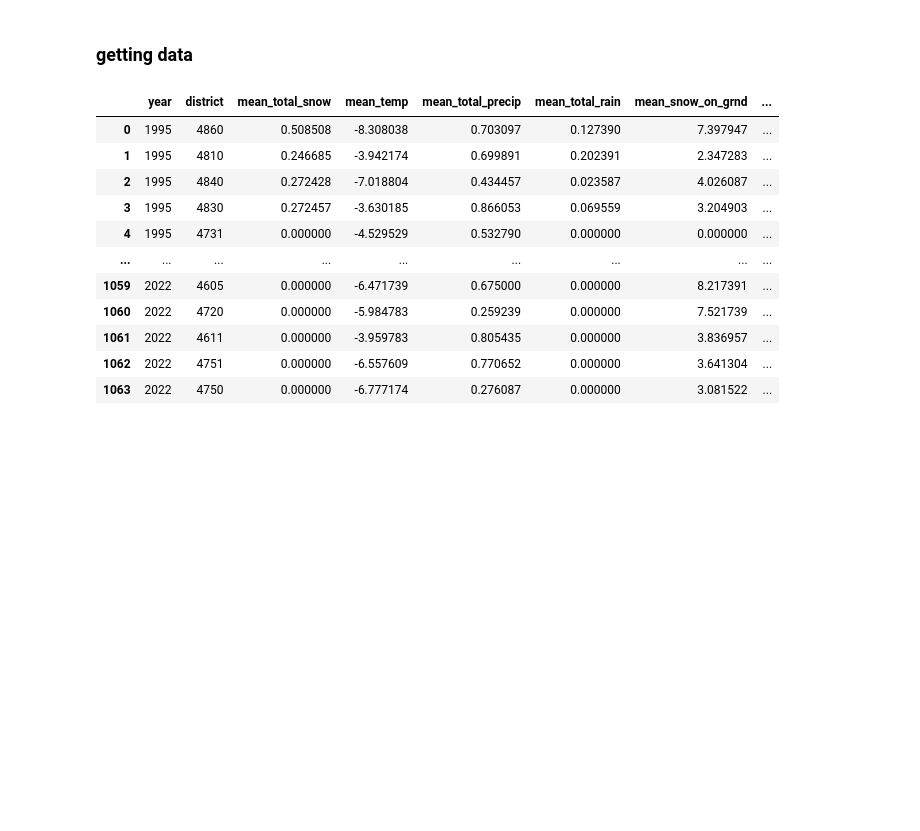
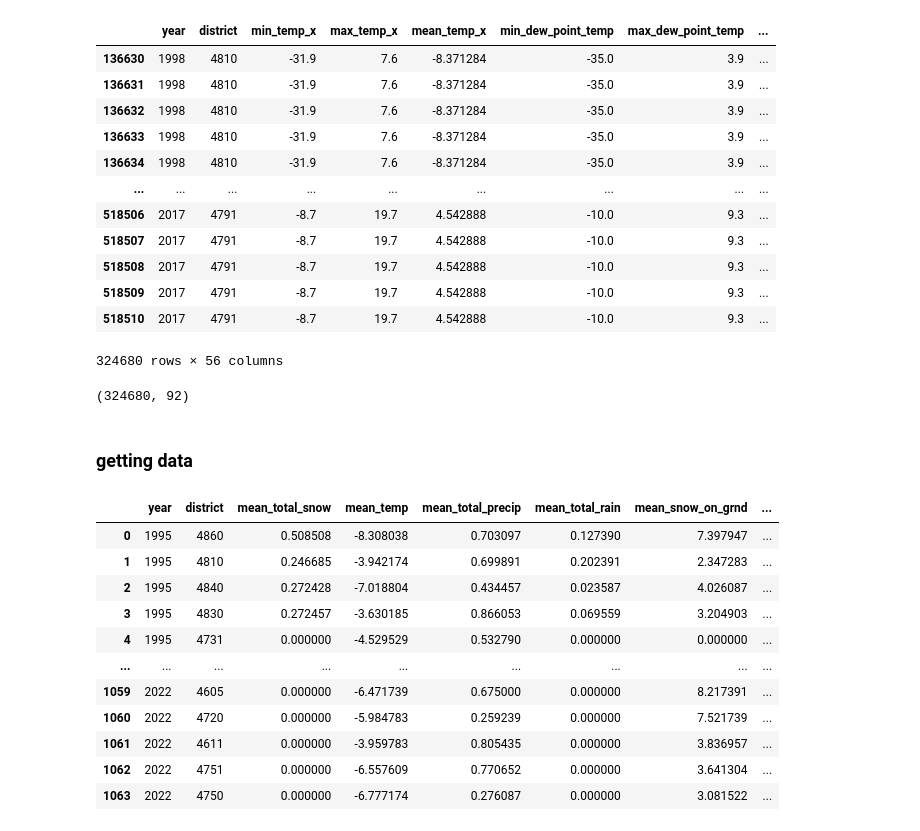
Before and after one commit to ChromaticPanic/CGC_Grain_Outcome_Predictions, a Jupyter notebook: src/Models/MPL_new_data.ipynb, the cells around one changed output. Cells and saved outputs as stored; diff of their text form; code cells hidden in the pictures; blank space fills up the shorter version.

Commit message:
new dataset imp

```diff
--- a/src/Models/MPL_new_data.ipynb
+++ b/src/Models/MPL_new_data.ipynb
@@ -48,0 +52,25 @@ tensorflow.config.set_visible_devices(tensorflow.config.list_physical_devices('C
+# %%
+load_dotenv()
+PG_DB = os.getenv("POSTGRES_DB")
+PG_ADDR = os.getenv("POSTGRES_ADDR")
+PG_PORT = os.getenv("POSTGRES_PORT")
+PG_USER = os.getenv("POSTGRES_USER")
+PG_PW = os.getenv("POSTGRES_PW")
+
+if (
+    PG_DB is None
+    or PG_ADDR is None
+    or PG_PORT is None
+    or PG_USER is None
+    or PG_PW is None
+):
+    raise ValueError("Environment variables not set")
+
+# connecting to database
+db = DataService(PG_DB, PG_ADDR, int(PG_PORT), PG_USER, PG_PW)
+conn = db.connect()
+# %%
+query = sq.text("select * FROM public.dataset_monthly_station_soil_ergot")
+test_df = pd.read_sql(query, conn)
+# %%
+test_df.dropna(inplace=True)
@@ -48,0 +98,18 @@ tensorflow.config.set_visible_devices(tensorflow.config.list_physical_devices('C
+# %%
+test_df.drop(columns=["incidence", "severity", "severity_bin_quan", "severity_bin_arb", "province"], inplace=True)
+# %%
+test_df
+# %% [output]
+|  | year | district | min_temp_x | max_temp_x | mean_temp_x | min_dew_point_temp | max_dew_point_temp | ... |
+| 136630 | 1998 | 4810 | -31.9 | 7.6 | -8.371284 | -35.0 | 3.9 | ... |
+| 136631 | 1998 | 4810 | -31.9 | 7.6 | -8.371284 | -35.0 | 3.9 | ... |
+| 136632 | 1998 | 4810 | -31.9 | 7.6 | -8.371284 | -35.0 | 3.9 | ... |
+| 136633 | 1998 | 4810 | -31.9 | 7.6 | -8.371284 | -35.0 | 3.9 | ... |
+| 136634 | 1998 | 4810 | -31.9 | 7.6 | -8.371284 | -35.0 | 3.9 | ... |
+| ... | ... | ... | ... | ... | ... | ... | ... | ... |
+| 518506 | 2017 | 4791 | -8.7 | 19.7 | 4.542888 | -10.0 | 9.3 | ... |
+| 518507 | 2017 | 4791 | -8.7 | 19.7 | 4.542888 | -10.0 | 9.3 | ... |
+| 518508 | 2017 | 4791 | -8.7 | 19.7 | 4.542888 | -10.0 | 9.3 | ... |
+| 518509 | 2017 | 4791 | -8.7 | 19.7 | 4.542888 | -10.0 | 9.3 | ... |
+| 518510 | 2017 | 4791 | -8.7 | 19.7 | 4.542888 | -10.0 | 9.3 | ... |
+324680 rows × 56 columns
@@ -49,3 +125,7 @@ tensorflow.config.set_visible_devices(tensorflow.config.list_physical_devices('C
+# %%
+df.shape
+# %% [output]
+(324680, 92)
 # %% [markdown]
 ### getting data
 # %%
```
Also changed, not shown: parts of 18 cells of this notebook.
